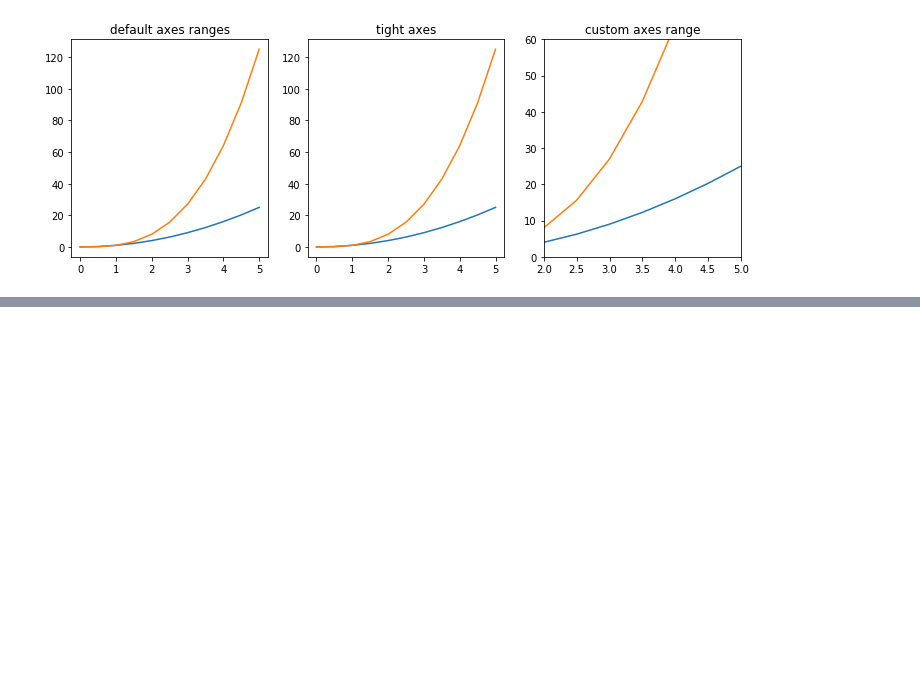
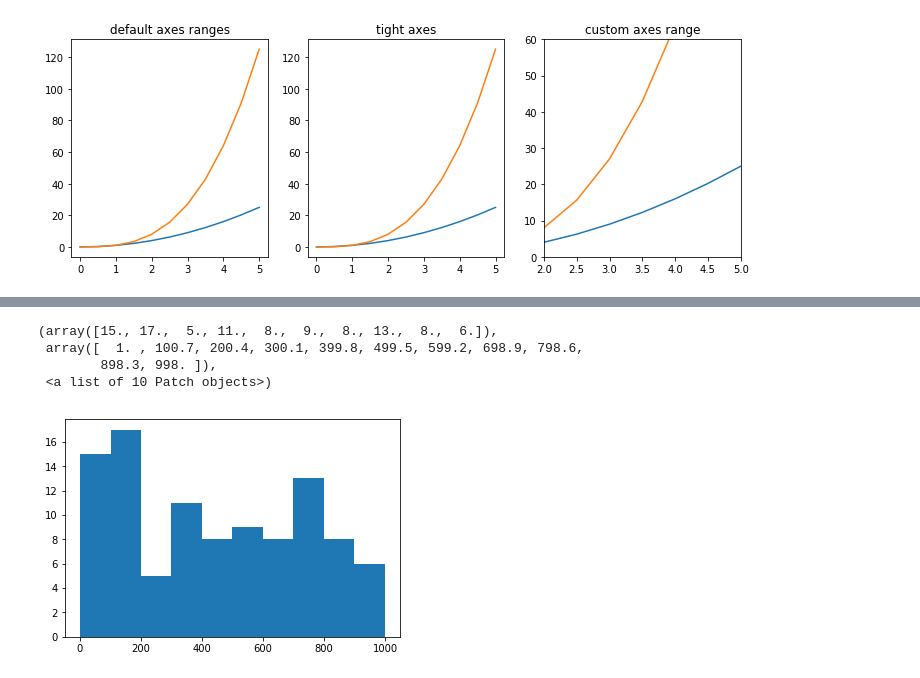
Before and after one commit to ywchiu/cathaybkpython, a Jupyter notebook: Demo20181211.ipynb, the cells around one changed output, grey strips where cells are left out. Cells and saved outputs as stored; diff of their text form; code cells hidden in the pictures; blank space fills up the shorter version.

```diff
--- a/Demo20181211.ipynb
+++ b/Demo20181211.ipynb
@@ -510,0 +516,10 @@ axes[2].set_title("custom axes range");
+# %%
+from random import sample
+data = sample(range(1, 1000), 100)
+plt.hist(data)
+# %% [output]
+(array([15., 17.,  5., 11.,  8.,  9.,  8., 13.,  8.,  6.]),
+ array([  1. , 100.7, 200.4, 300.1, 399.8, 499.5, 599.2, 698.9, 798.6,
+        898.3, 998. ]),
+ <a list of 10 Patch objects>)
+[figure, added]
```
Also changed, not shown: parts of 25 cells of this notebook.
